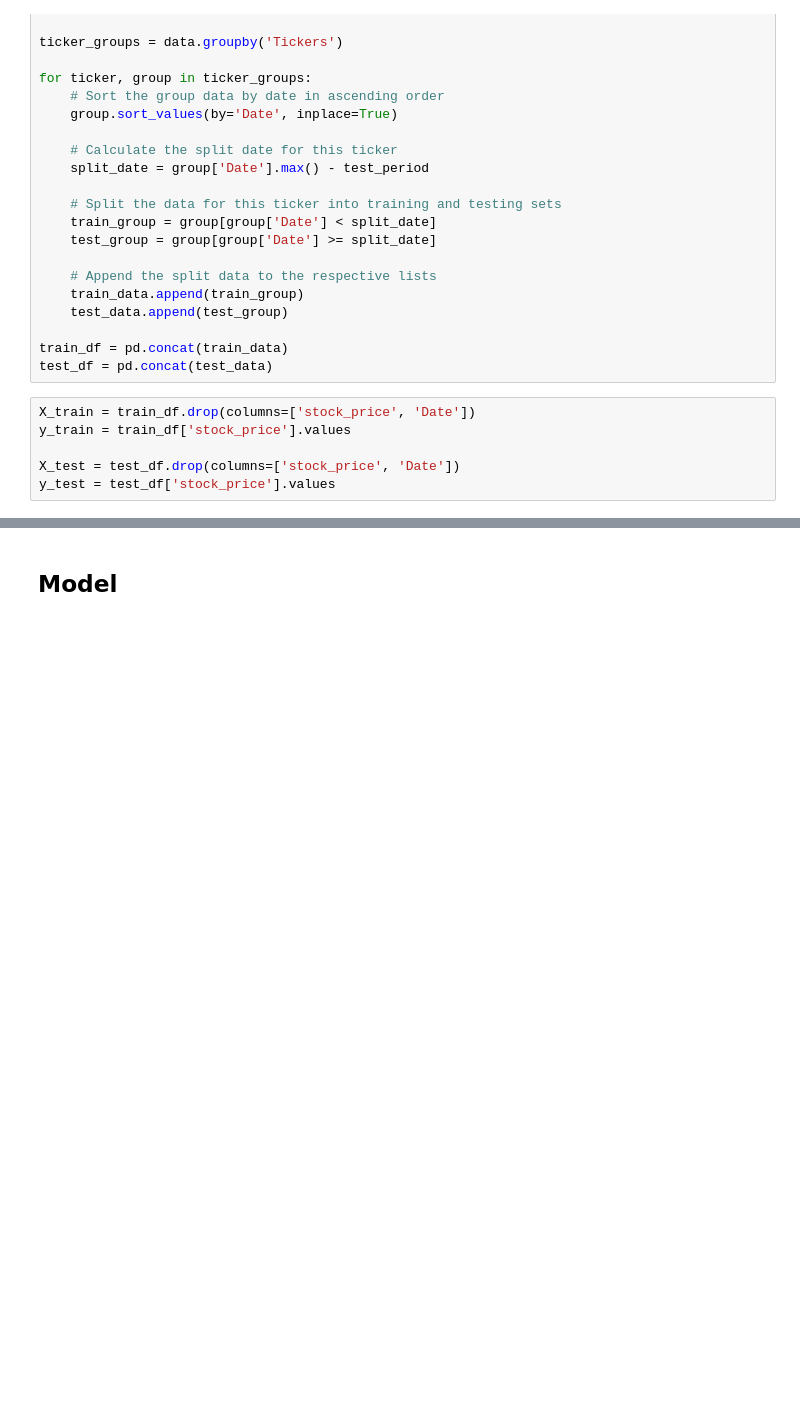
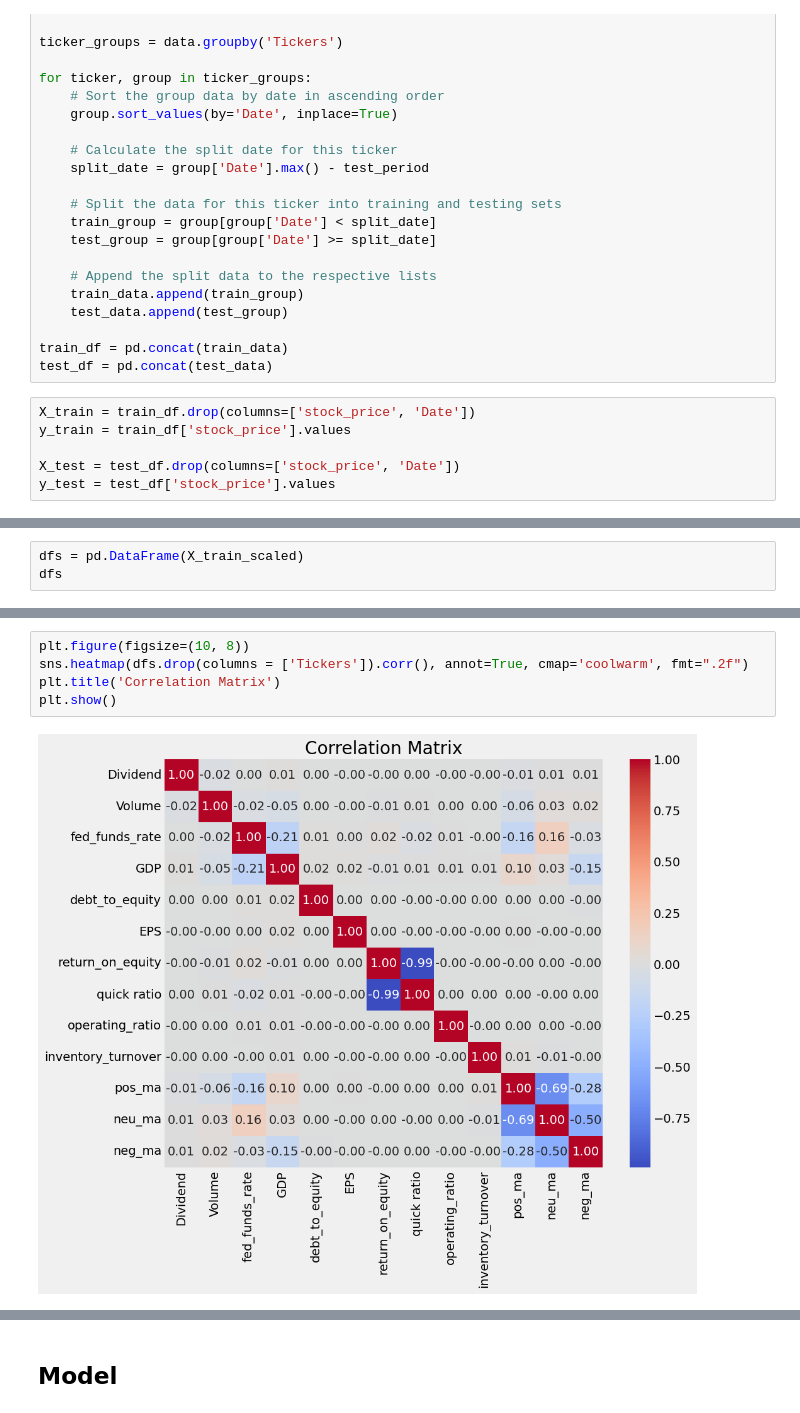
Before and after one commit to Noorasyikeen/InvestoInsight, a Jupyter notebook: notebook/GRU.ipynb, the cells around one changed output, grey strips where cells are left out. Saved outputs shown, nothing was run; the diff lists cells and outputs as text; blank space fills up the shorter version.

```diff
--- a/notebook/GRU.ipynb
+++ b/notebook/GRU.ipynb
@@ -177,0 +234,3 @@ X_test_scaled = scaler.transform(X_test.select_dtypes(include='float'))
+# %%
+dfs = pd.DataFrame(X_train_scaled)
+dfs
@@ -177,0 +263,7 @@ X_test_scaled = scaler.transform(X_test.select_dtypes(include='float'))
+# %%
+plt.figure(figsize=(10, 8))
+sns.heatmap(dfs.drop(columns = ['Tickers']).corr(), annot=True, cmap='coolwarm', fmt=".2f")
+plt.title('Correlation Matrix')
+plt.show()
+# %% [output]
+[figure, added]
```
Also changed, not shown: parts of 15 cells of this notebook.
